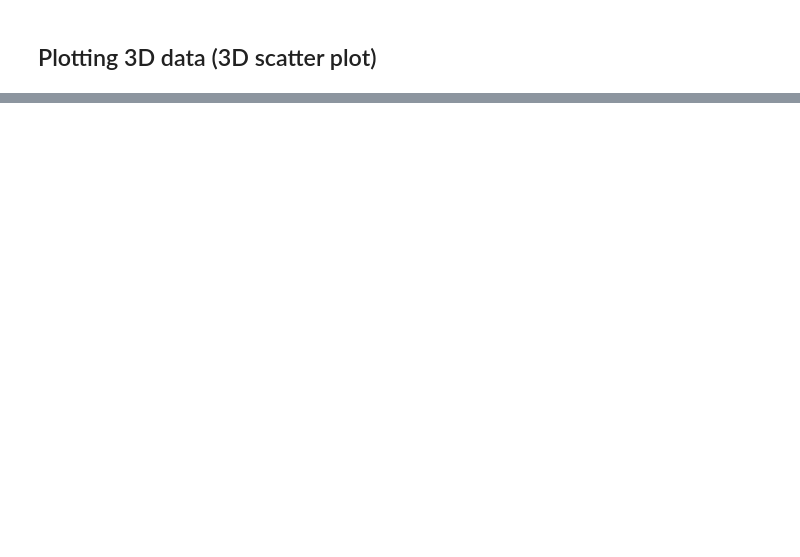
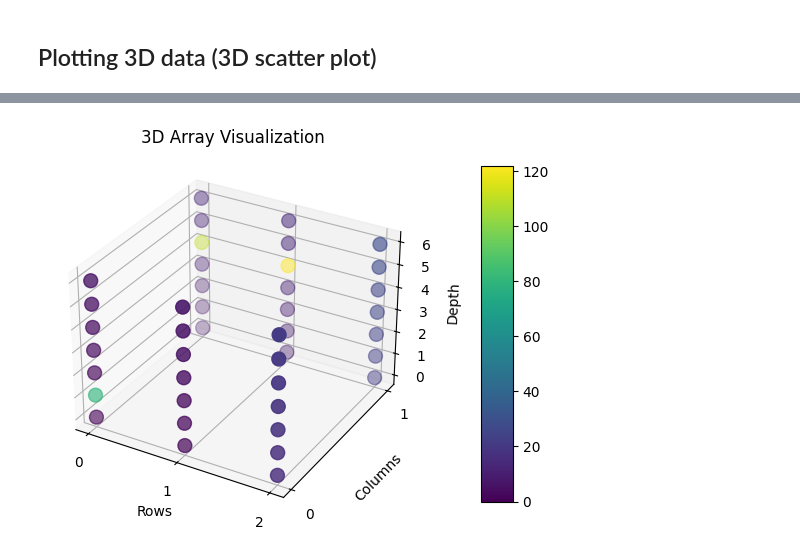
Before and after one commit to letsdodigital/coding-hands-on, a Jupyter notebook: programming_in_healthcare/module_3/lesson_3/lesson_3_answers.ipynb, the cells around one changed output, grey strips where cells are left out. Saved outputs shown, nothing was run; the diff lists cells and outputs as text; code cells hidden in the pictures; blank space fills up the shorter version.

```diff
--- a/programming_in_healthcare/module_3/lesson_3/lesson_3_answers.ipynb
+++ b/programming_in_healthcare/module_3/lesson_3/lesson_3_answers.ipynb
@@ -137,0 +135,42 @@ plot.show()
+# %%
+# Create a figure
+fig = plot.figure()
+
+# Create a 3D axis
+ax = fig.add_subplot(111, projection='3d')
+
+# Get the indices and values for each element in the 3D array
+x, y, z = np.indices(array_3D.shape)
+
+# Flatten the 3D array to a 1D array
+values = array_3D.flatten()
+
+# Plot the points in 3D space
+sc = ax.scatter(x.flatten(), y.flatten(), z.flatten(), c=values, cmap='viridis', s=100)
+
+# Create the colour bar
+cbar_ax = fig.add_axes([0.9, 0.15, 0.05, 0.7])
+cbar = fig.colorbar(sc, ax=ax, cax=cbar_ax, shrink=0.5, aspect=5)
+
+# Set the title
+ax.set_title('3D Array Visualization')
+
+# Set the x-axis labels
+ax.set_xlabel('Rows')
+
+# Set the y-axis labels
+ax.set_ylabel('Columns')
+
+# Set the z-axis labels
+ax.set_zlabel('Depth')
+
+# Set the x-axis ticks
+ax.set_xticks(np.arange(array_3D.shape[0]))
+
+# Set the y-axis ticks
+ax.set_yticks(np.arange(array_3D.shape[1]))
+
+# Show the plot
+plot.show()
+# %% [output]
+[figure, added]
```
Also changed, not shown: parts of 6 cells of this notebook, 3 other files.
